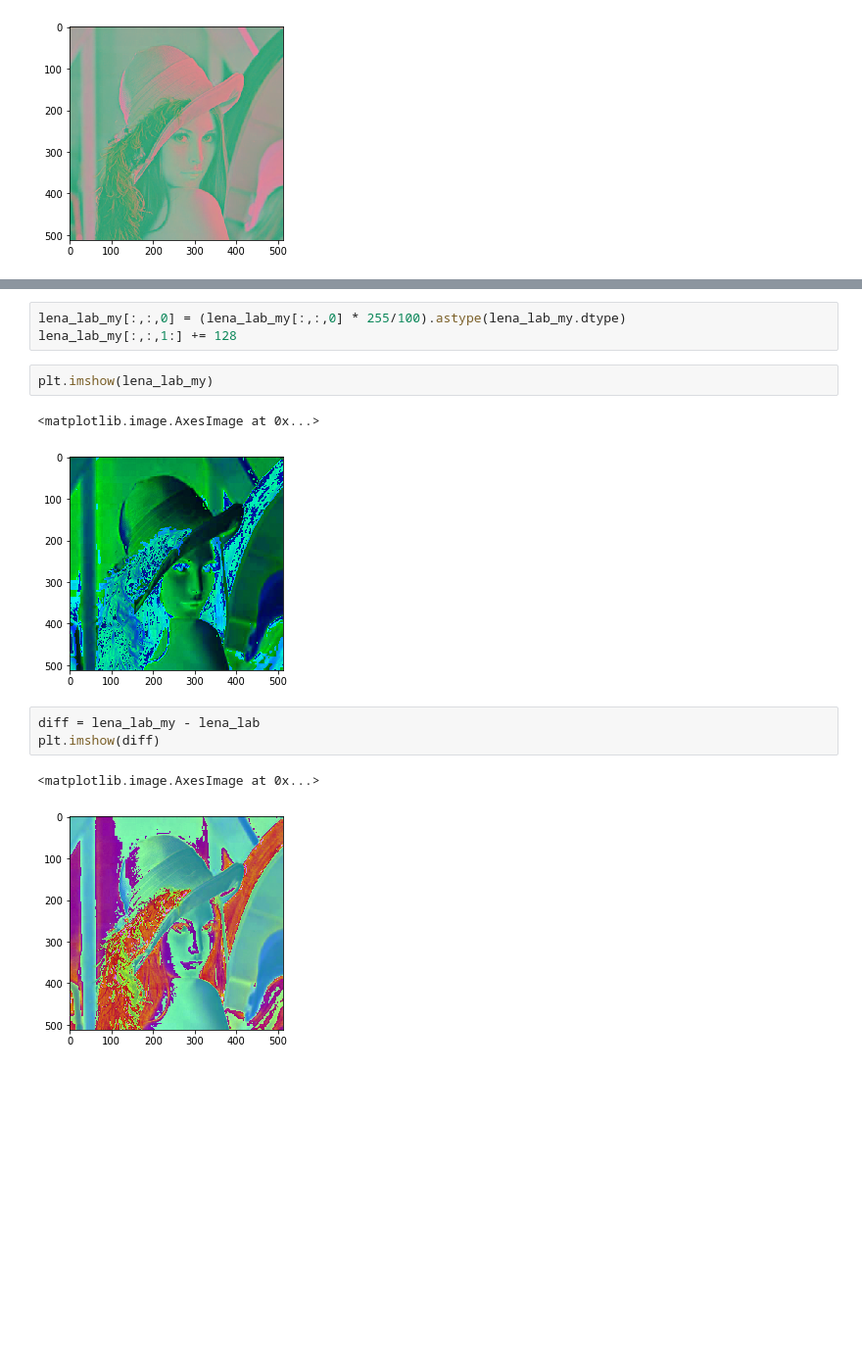
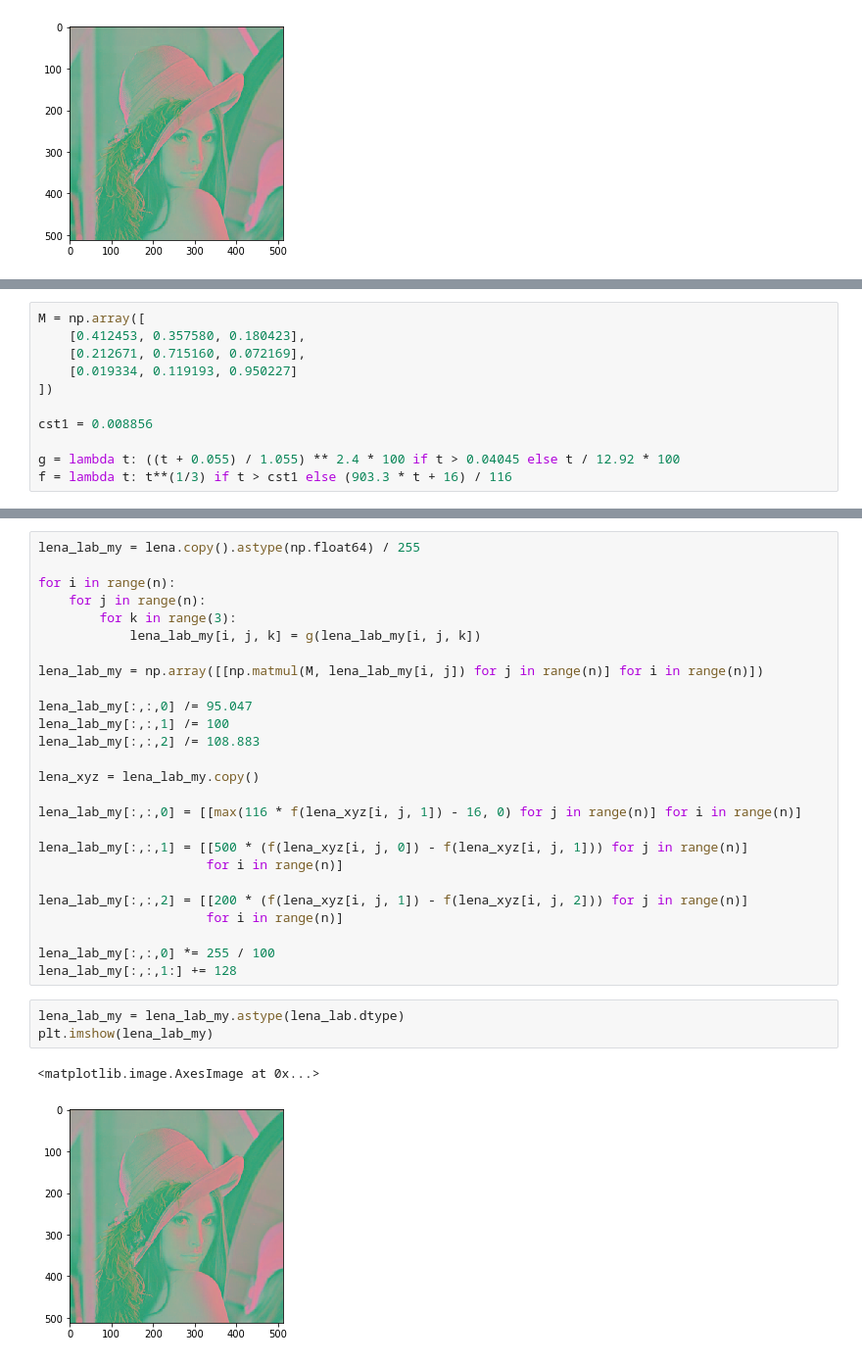
Before and after one commit to avgaydashenko/computer-vision-hw, a Jupyter notebook: hw1.ipynb, the cells around one changed output, grey strips where cells are left out. Shown at 98% size. Saved outputs shown, nothing was run; the diff lists cells and outputs as text; blank space fills up the shorter version.

```diff
--- a/hw1.ipynb
+++ b/hw1.ipynb
@@ -161 +149,12 @@ f = lambda t: t**(1/3) if t > cst1 else 7.787 * t + 16 / 116
+# %%
+M = np.array([
+    [0.412453, 0.357580, 0.180423],
+    [0.212671, 0.715160, 0.072169],
+    [0.019334, 0.119193, 0.950227]
+])
+
+cst1 = 0.008856
+
+g = lambda t: ((t + 0.055) / 1.055) ** 2.4 * 100 if t > 0.04045 else t / 12.92 * 100
+f = lambda t: t**(1/3) if t > cst1 else (903.3 * t + 16) / 116
 # %%
@@ -172,14 +181,32 @@ lena_lab_my[:,:,2] = [[200 * (f(lena_xyz[i, j, 1]) - f(lena_xyz[i, j, 2])) + cst
-# %%
-lena_lab_my[:,:,0] = (lena_lab_my[:,:,0] * 255/100).astype(lena_lab_my.dtype)
-lena_lab_my[:,:,1:] += 128
-# %%
-plt.imshow(lena_lab_my)
-# %% [output]
-<matplotlib.image.AxesImage at 0x...>
-[figure, removed]
+# %%
+lena_lab_my = lena.copy().astype(np.float64) / 255
+
+for i in range(n):
+    for j in range(n):
+        for k in range(3):
+            lena_lab_my[i, j, k] = g(lena_lab_my[i, j, k])
+
+lena_lab_my = np.array([[np.matmul(M, lena_lab_my[i, j]) for j in range(n)] for i in range(n)])
+
+lena_lab_my[:,:,0] /= 95.047
+lena_lab_my[:,:,1] /= 100
+lena_lab_my[:,:,2] /= 108.883
+
+lena_xyz = lena_lab_my.copy()
+
+lena_lab_my[:,:,0] = [[max(116 * f(lena_xyz[i, j, 1]) - 16, 0) for j in range(n)] for i in range(n)]
+
+lena_lab_my[:,:,1] = [[500 * (f(lena_xyz[i, j, 0]) - f(lena_xyz[i, j, 1])) for j in range(n)]
+                      for i in range(n)]
+
+lena_lab_my[:,:,2] = [[200 * (f(lena_xyz[i, j, 1]) - f(lena_xyz[i, j, 2])) for j in range(n)]
+                      for i in range(n)]
+
+lena_lab_my[:,:,0] *= 255 / 100
+lena_lab_my[:,:,1:] += 128
 # %%
-diff = lena_lab_my - lena_lab
-plt.imshow(diff)
+lena_lab_my = lena_lab_my.astype(lena_lab.dtype)
+plt.imshow(lena_lab_my)
 # %% [output]
 <matplotlib.image.AxesImage at 0x...>
-[figure, old version]
+[figure, new version]
```
Also changed, not shown: parts of 13 cells of this notebook, 1 other file.
